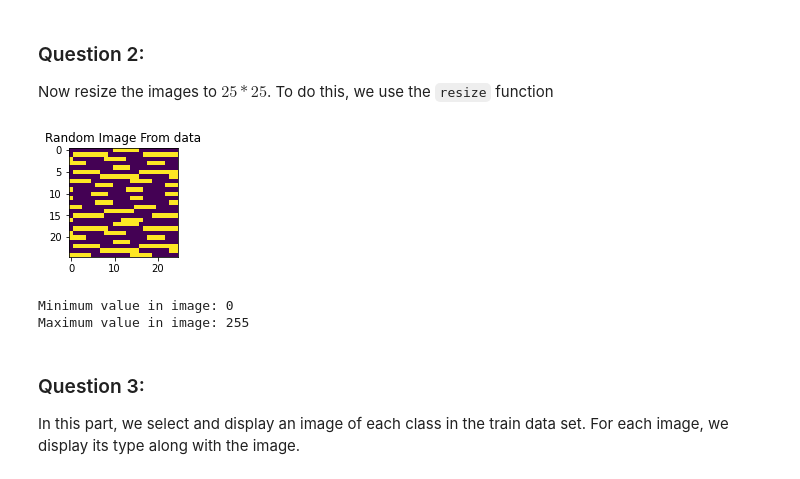
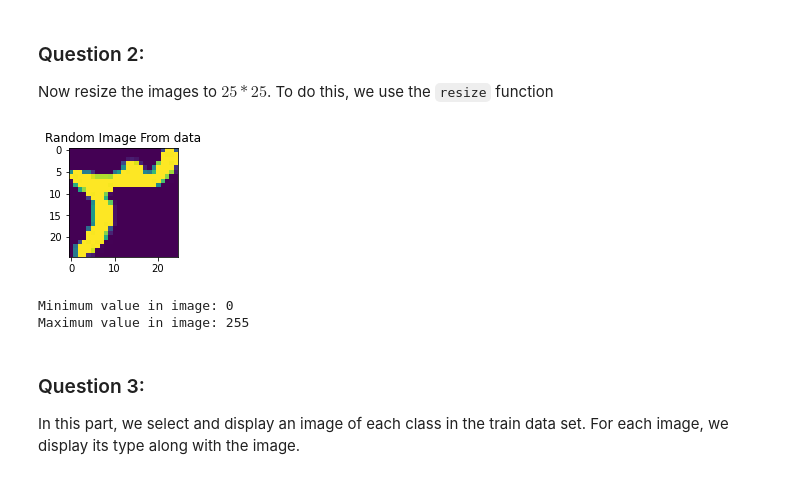
Before and after one commit to mohammadsaadati80/Feed-Forward-Neural-Network, a Jupyter notebook: AI-CA5.ipynb, the cells around one changed output. Drawn from its saved outputs; the diff is of its cells as text; code cells hidden in the pictures.

Commit message:
Fix resize image

```diff
--- a/AI-CA5.ipynb
+++ b/AI-CA5.ipynb
@@ -64,20 +65,23 @@ As shown above image values in the dataset which represent the brightness of eac
 ### Question 2:
 Now resize the images to $25 * 25$. To do this, we use the `resize` function
 # %%
-X_train = [np.resize(element,(25 , 25)) for element in X_train]
-X_test = [np.resize(element,(25 , 25)) for element in X_test]
+# X_train = [np.resize(image,(25 , 25)) for image in X_train]
+# X_test = [np.resize(image,(25 , 25)) for image in X_test]
+
+X_train = [cv2.resize(image, dsize=(25 , 25), interpolation=cv2.INTER_CUBIC) for image in X_train]
+X_test = [cv2.resize(image, dsize=(25 , 25), interpolation=cv2.INTER_CUBIC) for image in X_test]
 
 image = X_train[random.randint(0 , len(X_train) - 1)]
 
 plt.figure(figsize = (2 , 2))
 plt.imshow(image)
 plt.title("Random Image From data")
 plt.show()
 
 print("\nMinimum value in image: " + str(np.amin(image)))
 print("Maximum value in image: " + str(np.amax(image)))
 # %% [output]
-[figure, old version]
+[figure, new version]
 Minimum value in image: 0
 Maximum value in image: 255
 # %% [markdown]
```
Also changed, not shown: parts of 19 cells of this notebook, 1 other file.
